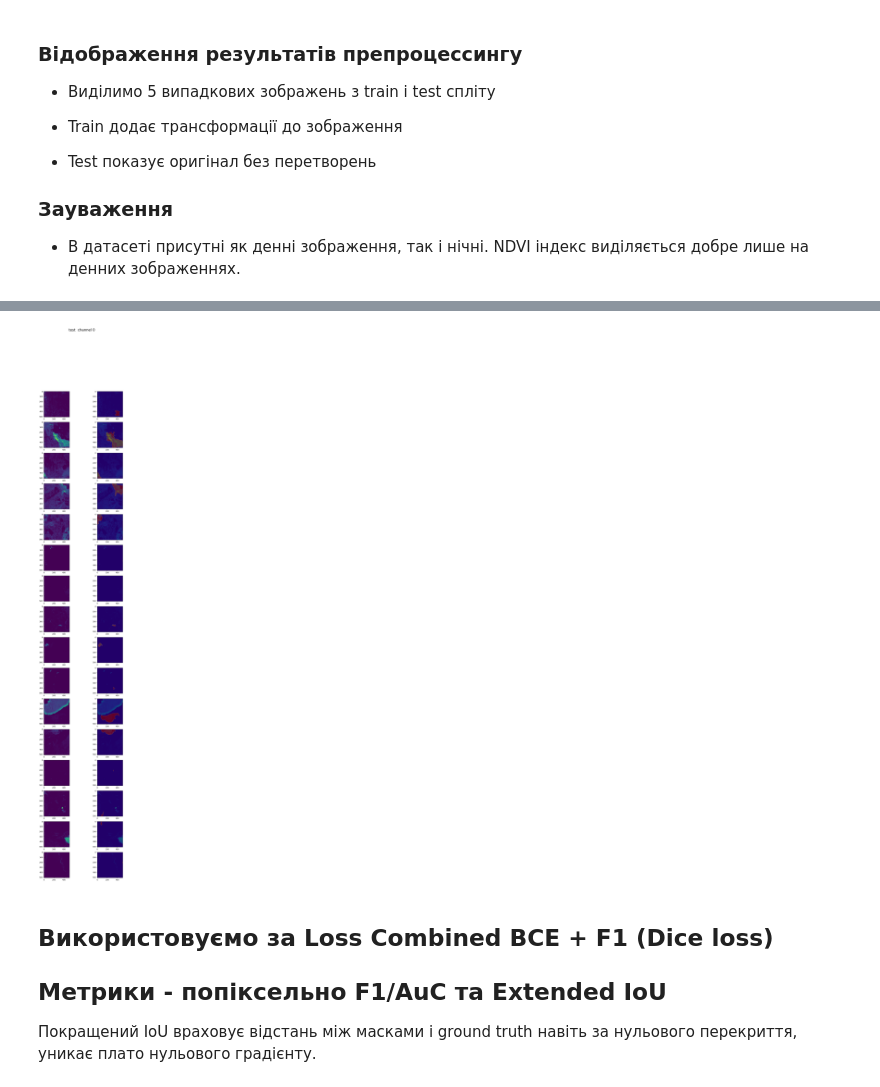
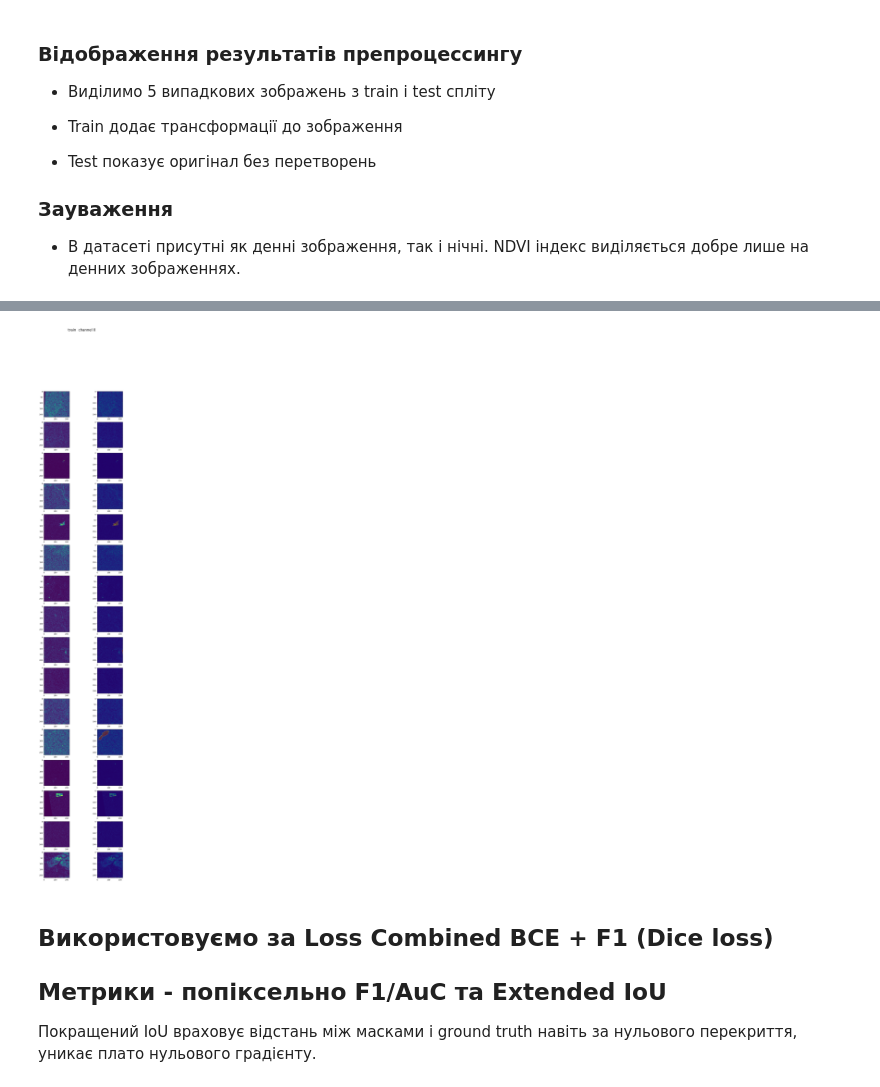
Before and after one commit to Yalnyra/CaBuAr-segmentation-learning, a Jupyter notebook: california_burned_areas/cabuar_main.ipynb, the cells around one changed output, grey strips where cells are left out. Saved outputs shown, nothing was run; the diff lists cells and outputs as text; code cells hidden in the pictures.

Commit message:
Split generation, RandomCrop

```diff
--- a/california_burned_areas/cabuar_main.ipynb
+++ b/california_burned_areas/cabuar_main.ipynb
@@ -110,13 +94,17 @@ HF_DATASETS_CACHE set to: ./raw
 device = torch.device("cuda" if torch.cuda.is_available() else "cpu")
 
 def to_device(X, y):
-    return X.to(device), y.to(device, dtype=torch.int64)
+    return X.to(device, dtype=torch.float), y.to(device, dtype=torch.float)
 # %%
 # Load the CaBuAr dataset
 # Possible splits: 1-5, or chabud
 # For docs check out
 # https://huggingface.co/datasets/DarthReca/california_burned_areas
 # https://torchgeo.readthedocs.io/en/stable/api/datasets.html#cabuar
-train_data = datasets.load_dataset('DarthReca/california_burned_areas', name='pre-post-fire', split=f'{_TRAIN_SPLIT}',trust_remote_code=True)
+d1 = datasets.load_dataset('DarthReca/california_burned_areas', name='pre-post-fire', split=f"{_TRAIN_SPLIT['d1']}", trust_remote_code=True)
+d2 = datasets.load_dataset('DarthReca/california_burned_areas', name='pre-post-fire', split=f"{_TRAIN_SPLIT['d2']}", trust_remote_code=True)
+d3 = datasets.load_dataset('DarthReca/california_burned_areas', name='pre-post-fire', split=f"{_TRAIN_SPLIT['d3']}", trust_remote_code=True)
+
+train_data = interleave_datasets([d1, d2, d3], stopping_strategy='all_exhausted')
 valid_data = datasets.load_dataset('DarthReca/california_burned_areas', name='pre-post-fire', split=f'{_VALID_SPLIT}',trust_remote_code=True)
 test_data = datasets.load_dataset('DarthReca/california_burned_areas', name='pre-post-fire', split=f'{_TEST_SPLIT}',trust_remote_code=True)
@@ -213,11 +195,13 @@ totensor = transforms.Compose([
             transforms.ToTensor(),
         ])
 
-transform = transforms.Compose([
+def get_transforms(size):
+  return transforms.Compose([
     mozaic,
     transforms.RandomAffine(degrees=15., translate=(0.3, 0.3), interpolation=PIL.Image.BILINEAR),
     transforms.RandomHorizontalFlip(p=0.5),
     transforms.RandomVerticalFlip(p=0.5),
+    transforms.RandomCrop(size, pad_if_needed=True, padding_mode='reflect')
     #transforms.ColorJitter(brightness=0.2, contrast=0.2, saturation=0.2),
 ])
 
@@ -360,19 +344,21 @@ class WrappedDataLoader:
 # %% [markdown]
 Train, validation і test лоадери
 # %%
+_INPUT_SIZE = 224
 # Instantiate the custom dataset
 train_dataset = CaBuArPyTorchDataset(
     hf_dataset=train_data,
-    transform=transform,
+    transform=get_transforms(_INPUT_SIZE),
     augment=augmentation,
 )
 valid_dataset = CaBuArPyTorchDataset(
     hf_dataset=valid_data,
-    transform=transform,
+    transform=get_transforms(_INPUT_SIZE),
     augment=augmentation,
 )
 test_dataset = CaBuArPyTorchDataset(
     hf_dataset=test_data,
+    transform=transforms.RandomCrop(size=_INPUT_SIZE, pad_if_needed=True)
 )
 
 tr_loader = WrappedDataLoader(DataLoader(
@@ -438,23 +455,23 @@ idx, processed_img = next(enumerate(tr_loader))
 # %%
 
 # Let's plot some images
 def draw_transforms(batch_img, batch_size, ch, caption:str):
   x, y = batch_img
   fig, axes = plt.subplots(batch_size, 2, figsize=(10,50))
   fig.suptitle(f"{caption}  channel {ch}", fontsize=20)
   for i in range(batch_size):
-      axes[i,0].imshow(x[i,ch].view(512,512,1).numpy())
-      axes[i,1].imshow(x[i,ch].view(512,512,1).numpy())
-      axes[i,1].imshow(y[i].view(512,512,).numpy(), cmap='jet', alpha=0.5)
+      axes[i,0].imshow(x[i,ch].view(_INPUT_SIZE,_INPUT_SIZE,1).numpy())
+      axes[i,1].imshow(x[i,ch].view(_INPUT_SIZE,_INPUT_SIZE,1).numpy())
+      axes[i,1].imshow(y[i].view(_INPUT_SIZE,_INPUT_SIZE,1).numpy(), cmap='jet', alpha=0.5)
   plt.show()
 
 draw_transforms(processed_img, _BATCH_SIZE, 0, "train")
+# %% [output]
+[figure, added]
 # %%
 idx, test_img = next(enumerate(test_loadr))
 # %%
 draw_transforms(test_img, _BATCH_SIZE, 0, "test")
-# %% [output]
-[figure, removed]
 # %% [markdown]
 ## Використовуємо за Loss Combined BCE + F1 (Dice loss)
 
```
Also changed, not shown: parts of 18 cells of this notebook.
